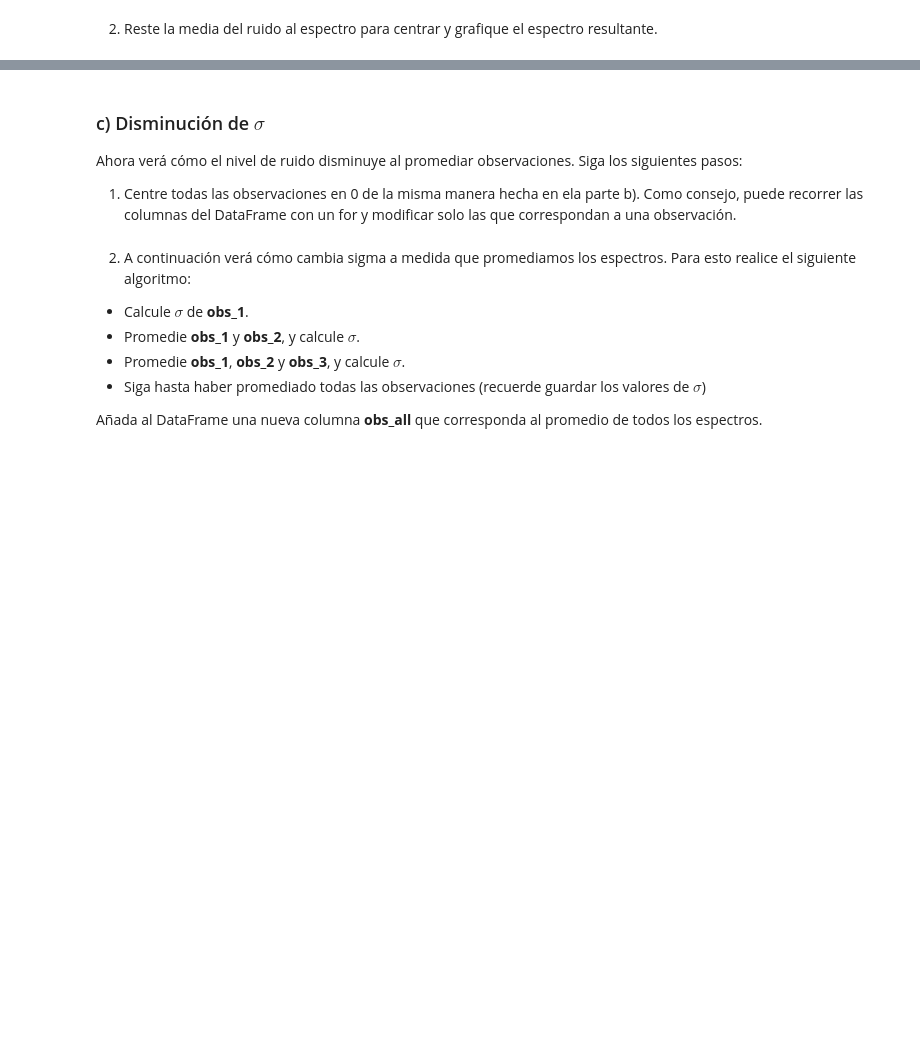
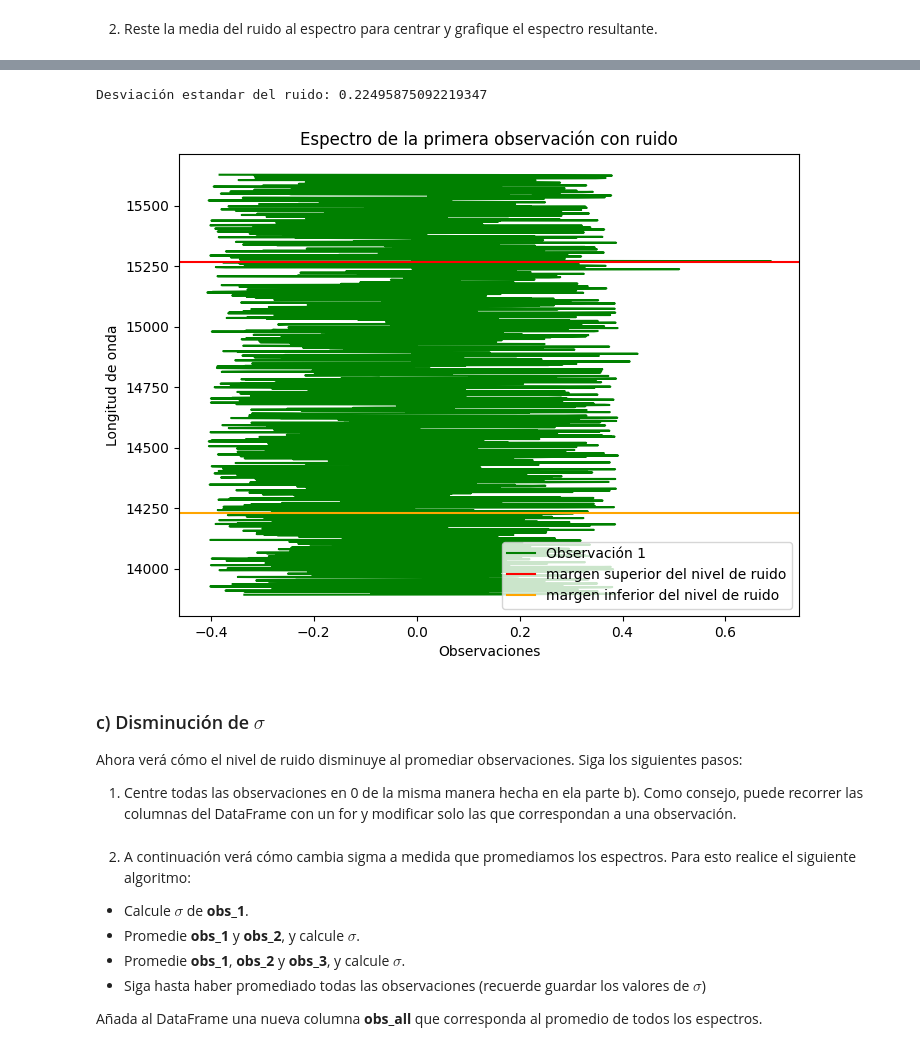
Before and after one commit to Xavier204/Tarea-2, a Jupyter notebook: Tarea2.ipynb, the cells around one changed output, grey strips where cells are left out. Drawn from its saved outputs; the diff is of its cells as text; code cells hidden in the pictures; blank space fills up the shorter version.

```diff
--- a/Tarea2.ipynb
+++ b/Tarea2.ipynb
@@ -325,3 +328,20 @@ plt.show()
+# %%
+des_est_ruido=ruido.std()
+print("Desviación estandar del ruido: " + str(des_est_ruido))
+n=2300
+
+plt.figure(figsize=(8, 6))
+plt.plot(ruido_corregido, data["Wlth"][ruido.index], color="green", label="Observación 1")
+plt.axhline(y=14750 + n * des_est_ruido, color='red', linestyle='-', label="margen superior del nivel de ruido")
+plt.axhline(y=14750 -n * des_est_ruido, color='orange', linestyle='-', label="margen inferior del nivel de ruido")
+plt.xlabel("Observaciones")
+plt.ylabel("Longitud de onda")
+plt.title("Espectro de la primera observación con ruido")
+plt.legend()
+plt.show()
+# %% [output]
+Desviación estandar del ruido: 0.22495875092219347
+[figure, added]
 # %% [markdown]
 ### c) Disminución de $\sigma$
 
```
Also changed, not shown: parts of 6 cells of this notebook.
